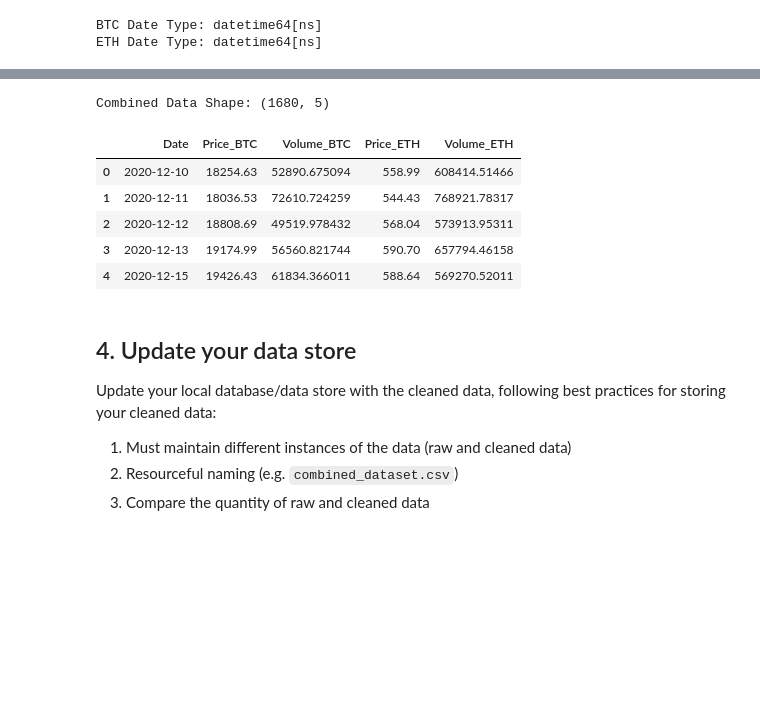
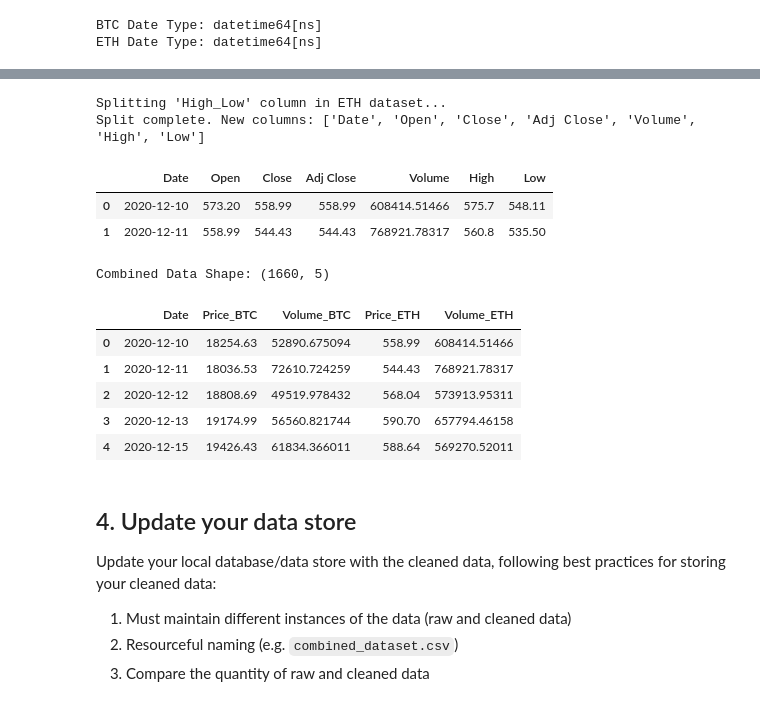
Before and after one commit to Juliohe/Udacity-Real-World-Data-Wrangling-with-Python, a Jupyter notebook: data_wrangling_project_working.ipynb, the cells around one changed output, grey strips where cells are left out. Saved outputs shown, nothing was run; the diff lists cells and outputs as text; code cells hidden in the pictures; blank space fills up the shorter version.

```diff
--- a/data_wrangling_project_working.ipynb
+++ b/data_wrangling_project_working.ipynb
@@ -386,5 +408,35 @@ Duplicates before: 19 15
 Missing after: 0 0
 Duplicates after: 0 0
+# %%
+# Clean Tidiness Issue 1: Split High_Low column in ETH dataset
+if 'High_Low' in df_eth_clean.columns:
+    print("Splitting 'High_Low' column in ETH dataset...")
+    # Split the column
+    df_eth_clean[['High', 'Low']] = df_eth_clean['High_Low'].str.split('/', expand=True)
+
+    # Convert to float
+    df_eth_clean['High'] = df_eth_clean['High'].astype(float)
+    df_eth_clean['Low'] = df_eth_clean['Low'].astype(float)
+
+    # Drop the untidy column
+    df_eth_clean.drop(columns=['High_Low'], inplace=True)
+
+    print("Split complete. New columns:", df_eth_clean.columns.tolist())
+    display(df_eth_clean.head(2))
+else:
+    print("'High_Low' column not found (already cleaned or not present).")
+
+# Remove unnecessary 'Adj Close' column from both datasets
+if 'Adj Close' in df_btc_clean.columns:
+    df_btc_clean.drop(columns=['Adj Close'], inplace=True)
+if 'Adj Close' in df_eth_clean.columns:
+    df_eth_clean.drop(columns=['Adj Close'], inplace=True)
+# %% [output]
+Splitting 'High_Low' column in ETH dataset...
+Split complete. New columns: ['Date', 'Open', 'Close', 'Adj Close', 'Volume', 'High', 'Low']
+|  | Date | Open | Close | Adj Close | Volume | High | Low |
+| 0 | 2020-12-10 | 573.20 | 558.99 | 558.99 | 608414.51466 | 575.7 | 548.11 |
+| 1 | 2020-12-11 | 558.99 | 544.43 | 544.43 | 768921.78317 | 560.8 | 535.50 |
 # %%
 # Remove unnecessary variables and combine datasets
 # 1. Remove 'Adj Close' as identified in Tidiness Issue 1
@@ -408,7 +460,7 @@ df_combined = pd.merge(df_btc_clean, df_eth_clean, on='Date', how='inner')
 print("Combined Data Shape:", df_combined.shape)
 display(df_combined.head())
 # %% [output]
-Combined Data Shape: (1680, 5)
+Combined Data Shape: (1660, 5)
 |  | Date | Price_BTC | Volume_BTC | Price_ETH | Volume_ETH |
 | 0 | 2020-12-10 | 18254.63 | 52890.675094 | 558.99 | 608414.51466 |
 | 1 | 2020-12-11 | 18036.53 | 72610.724259 | 544.43 | 768921.78317 |
```
Also changed, not shown: parts of 15 cells of this notebook, 3 other files.
